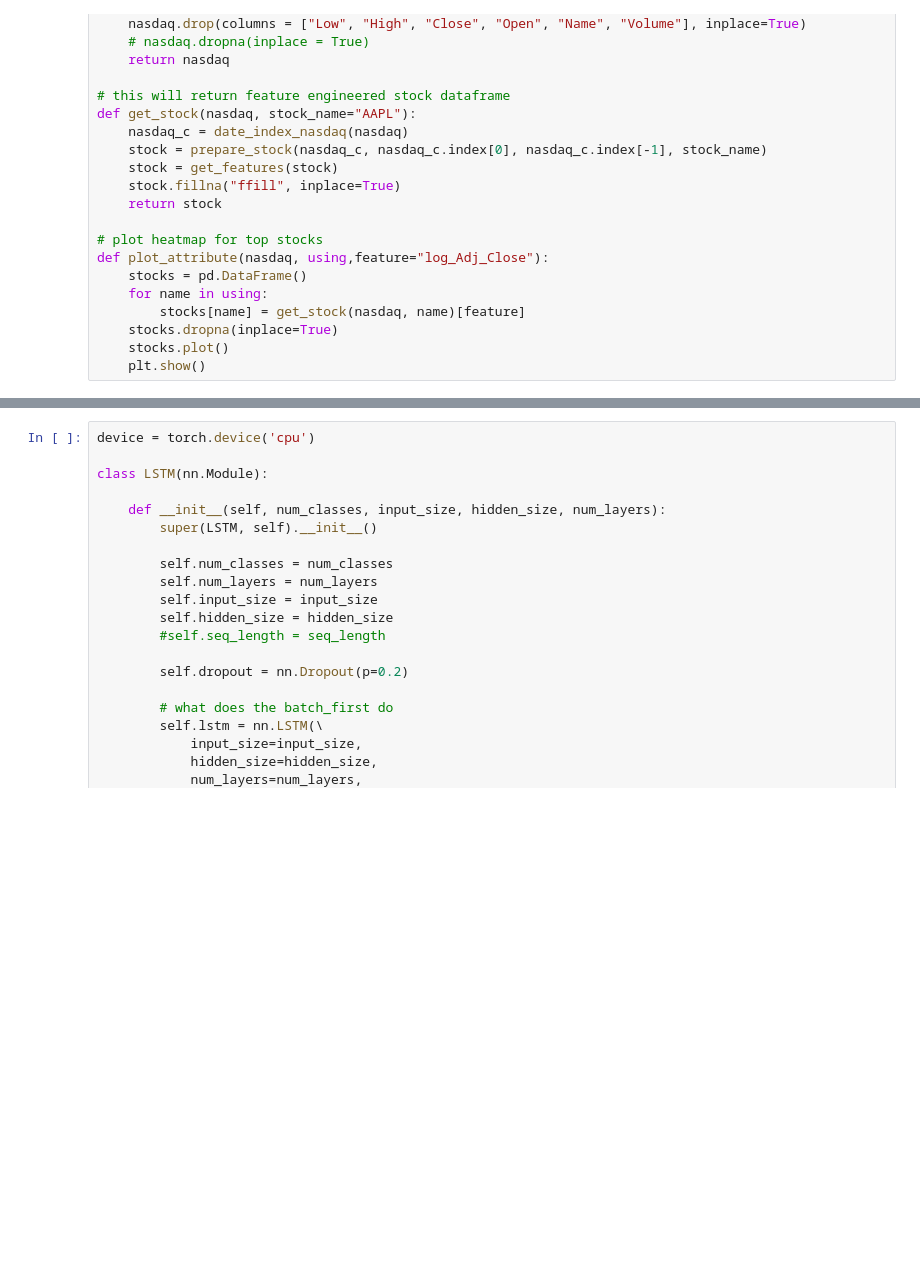
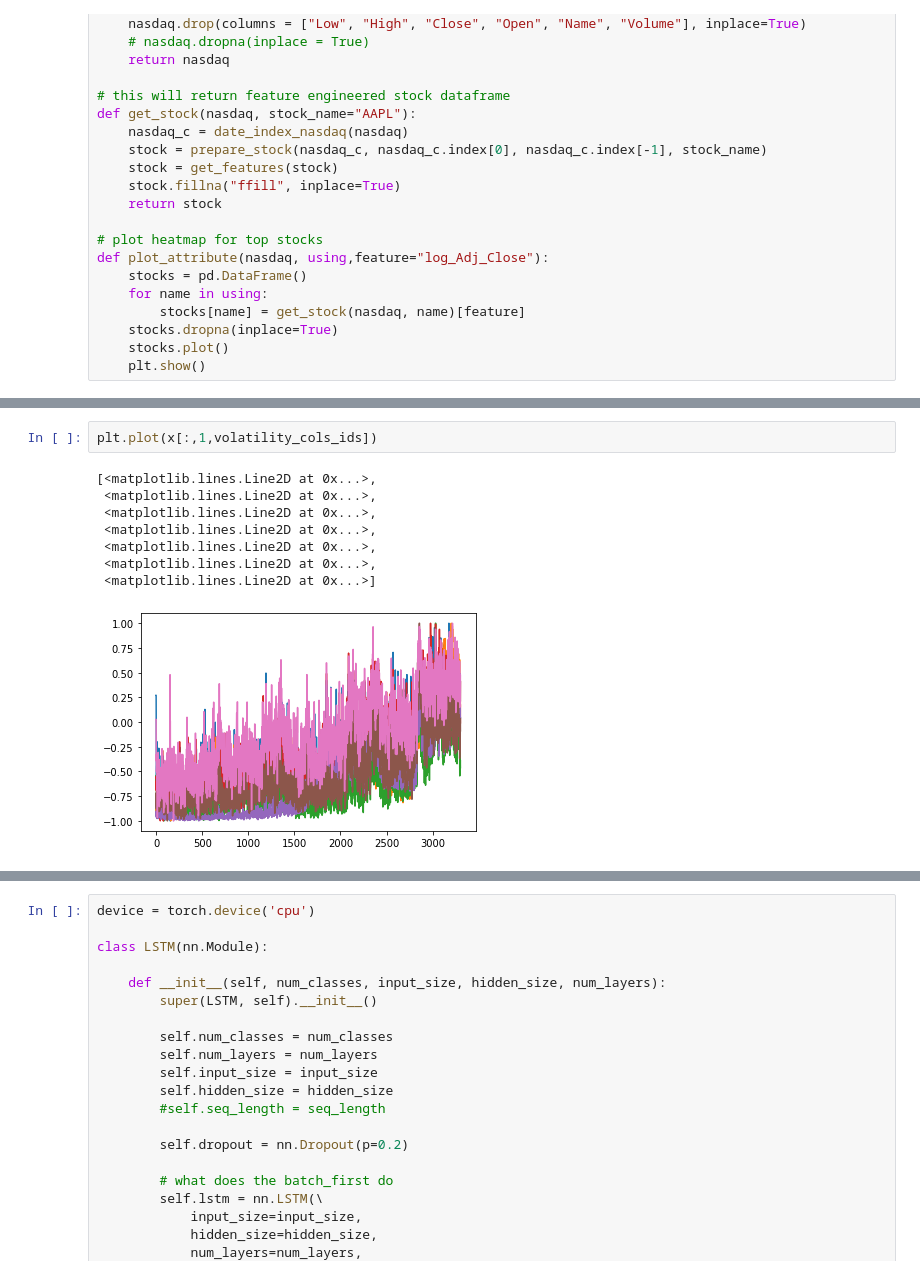
Before and after one commit to soraew/stock_quantiative_analysis, a Jupyter notebook: src/7_ANN/LSTM_1.ipynb, the cells around one changed output, grey strips where cells are left out. Cells and saved outputs as stored; diff of their text form; blank space fills up the shorter version.

```diff
--- a/src/7_ANN/LSTM_1.ipynb
+++ b/src/7_ANN/LSTM_1.ipynb
@@ -259,2 +297,13 @@ x.shape, y.shape
 ((3302, 100, 22), (3302, 7))
+# %%
+plt.plot(x[:,1,volatility_cols_ids])
+# %% [output]
+[<matplotlib.lines.Line2D at 0x...>,
+ <matplotlib.lines.Line2D at 0x...>,
+ <matplotlib.lines.Line2D at 0x...>,
+ <matplotlib.lines.Line2D at 0x...>,
+ <matplotlib.lines.Line2D at 0x...>,
+ <matplotlib.lines.Line2D at 0x...>,
+ <matplotlib.lines.Line2D at 0x...>]
+[figure, added]
 # %%
```
Also changed, not shown: parts of 20 cells of this notebook.
